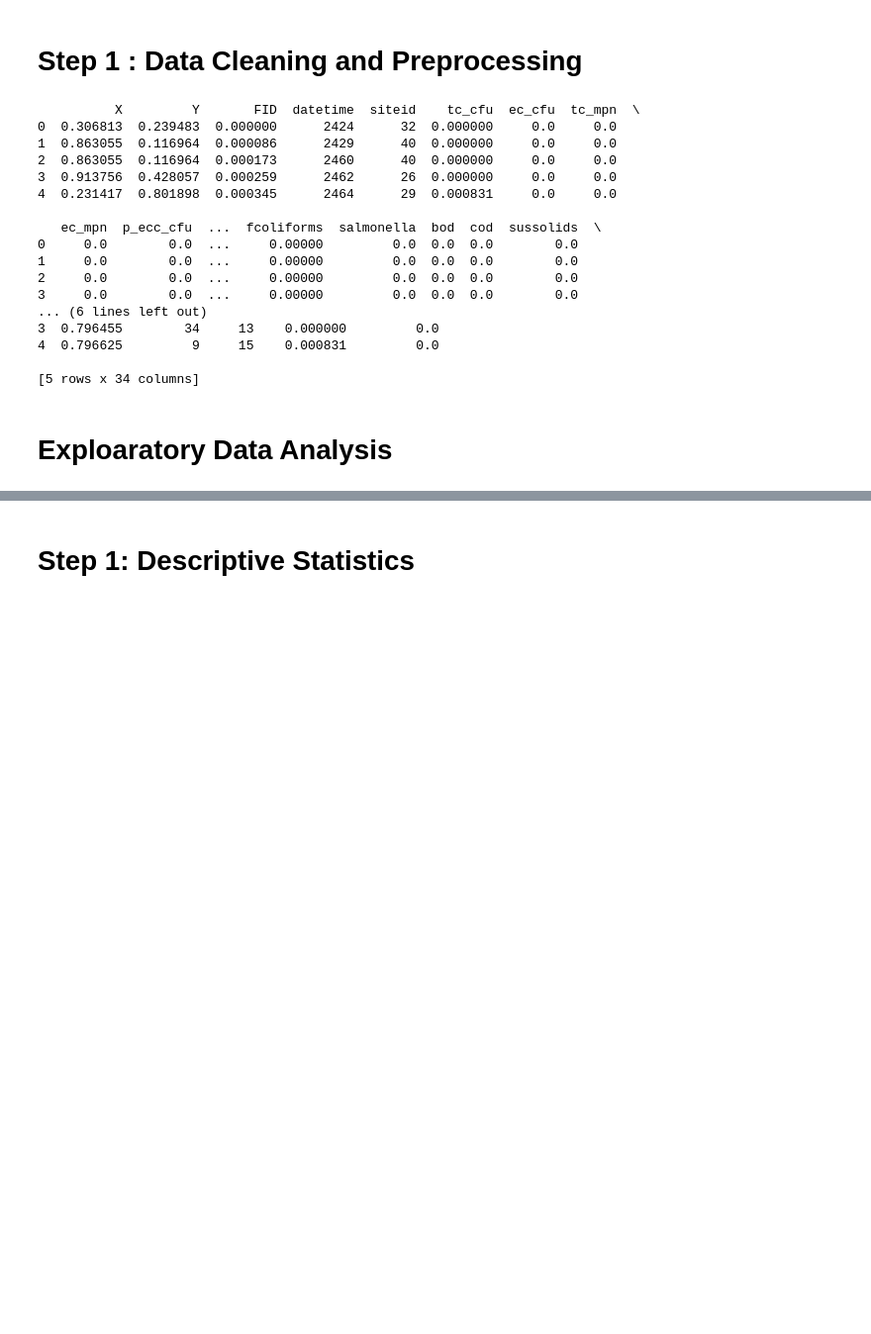
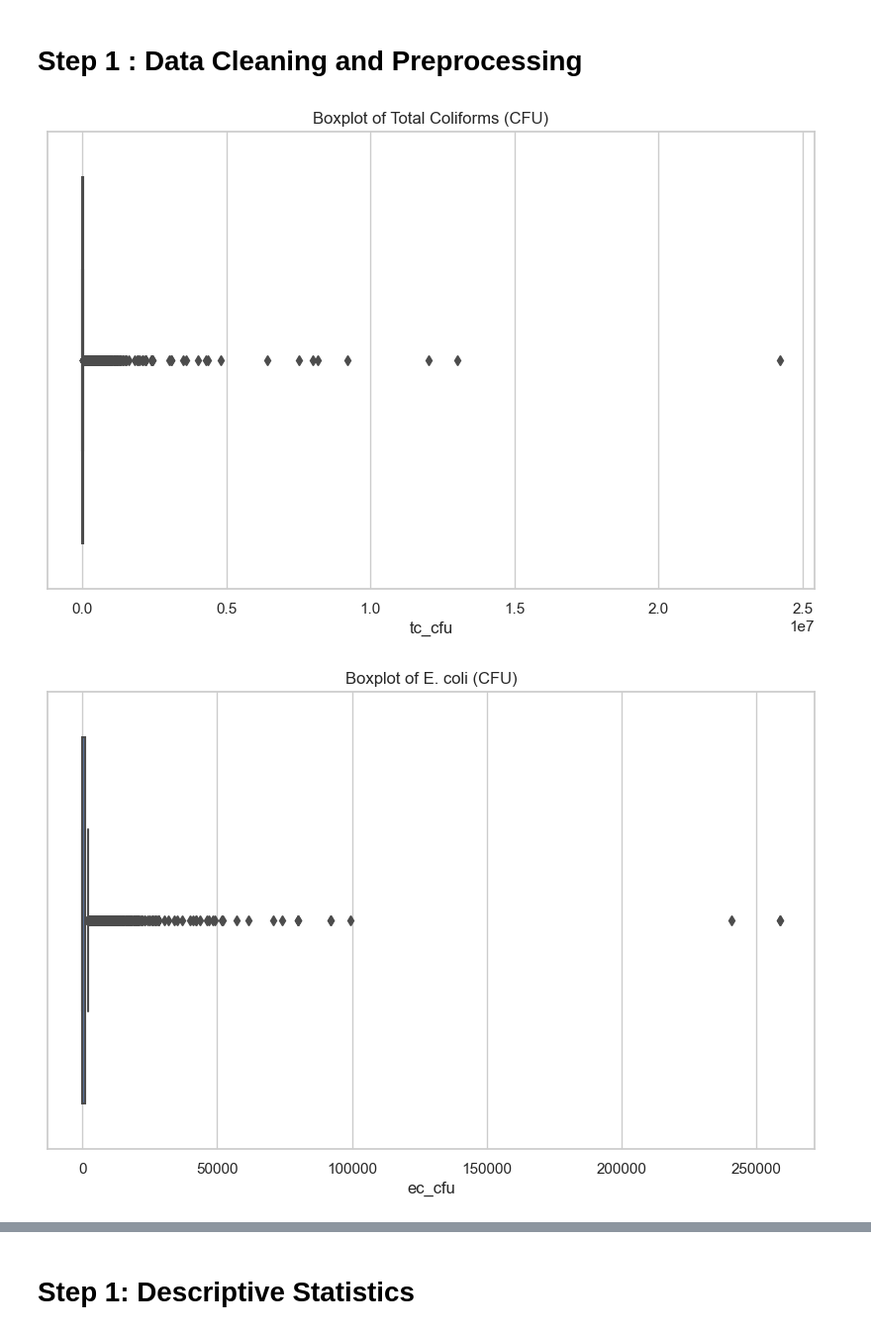
Before and after one commit to fm548/Assesing-Surface-Water-Quality-, a Jupyter notebook: Surface water Quality -Dissertation.ipynb, the cells around one changed output, grey strips where cells are left out. Shown at 99% size. Drawn from its saved outputs; the diff is of its cells as text; code cells hidden in the pictures; blank space fills up the shorter version.

```diff
--- a/Surface water Quality -Dissertation.ipynb
+++ b/Surface water Quality -Dissertation.ipynb
@@ -96,24 +141,18 @@ data['datetime'] = pd.to_datetime(data['datetime'])
 # %%
-from sklearn.preprocessing import MinMaxScaler
-
-# Select numerical columns
-numerical_cols = data.select_dtypes(include=['float64', 'int64']).columns
-
-# Initialize the scaler
-scaler = MinMaxScaler()
-
-# Normalize the numerical columns
-data[numerical_cols] = scaler.fit_transform(data[numerical_cols])
+# Step 2: Check and remove duplicate rows
+data.drop_duplicates(inplace=True)
 # %%
-from sklearn.preprocessing import LabelEncoder
+# Step 3: Outlier Detection (Example with 'tc_cfu')
+plt.figure(figsize=(10, 6))
+sns.boxplot(x=data['tc_cfu'])
+plt.title('Boxplot of Total Coliforms (CFU)')
+plt.show()
 
-# Select categorical columns
-categorical_cols = data.select_dtypes(include=['object']).columns
-
-# Initialize the encoder
-encoder = LabelEncoder()
-
-# Encode the categorical columns
-for col in categorical_cols:
-    data[col] = encoder.fit_transform(data[col])
+plt.figure(figsize=(10, 6))
+sns.boxplot(x=data['ec_cfu'])
+plt.title('Boxplot of E. coli (CFU)')
+plt.show()
+# %% [output]
+[figure, added]
+[figure, added]
 # %%
@@ -122,28 +180,0 @@ data.to_csv('cleaned_data.csv', index=False)
-# %%
-import pandas as pd
-
-# Load the cleaned dataset
-data = pd.read_csv('cleaned_data.csv')
-
-# Display the first few rows of the cleaned dataset
-print(data.head())
-# %% [output]
-          X         Y       FID  datetime  siteid    tc_cfu  ec_cfu  tc_mpn  \
-0  0.306813  0.239483  0.000000      2424      32  0.000000     0.0     0.0
-1  0.863055  0.116964  0.000086      2429      40  0.000000     0.0     0.0
-2  0.863055  0.116964  0.000173      2460      40  0.000000     0.0     0.0
-3  0.913756  0.428057  0.000259      2462      26  0.000000     0.0     0.0
-4  0.231417  0.801898  0.000345      2464      29  0.000831     0.0     0.0
-
-   ec_mpn  p_ecc_cfu  ...  fcoliforms  salmonella  bod  cod  sussolids  \
-0     0.0        0.0  ...     0.00000         0.0  0.0  0.0        0.0
-1     0.0        0.0  ...     0.00000         0.0  0.0  0.0        0.0
-2     0.0        0.0  ...     0.00000         0.0  0.0  0.0        0.0
-3     0.0        0.0  ...     0.00000         0.0  0.0  0.0        0.0
-... (6 lines left out)
-3  0.796455        34     13    0.000000         0.0
-4  0.796625         9     15    0.000831         0.0
-
-[5 rows x 34 columns]
-# %% [markdown]
-# Exploaratory Data Analysis
```
Also changed, not shown: parts of 49 cells of this notebook, 3 other files.
